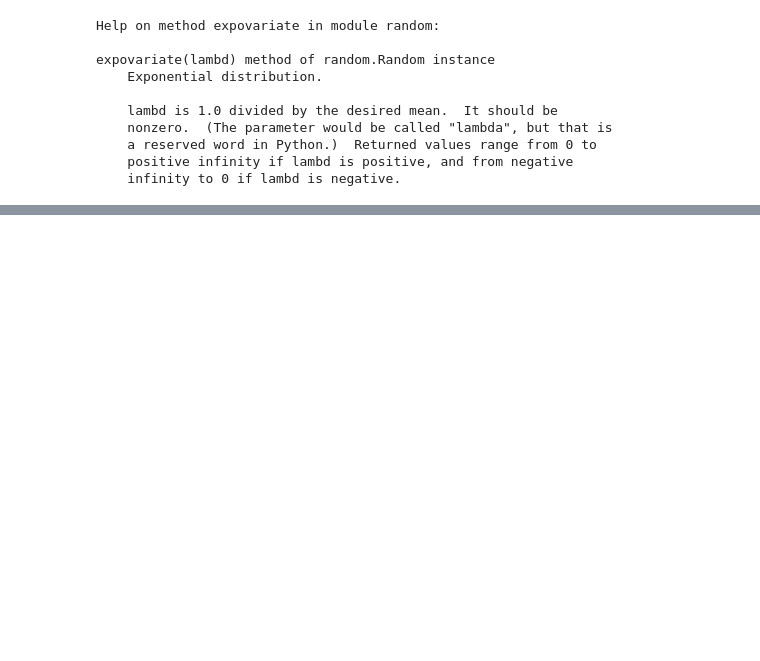
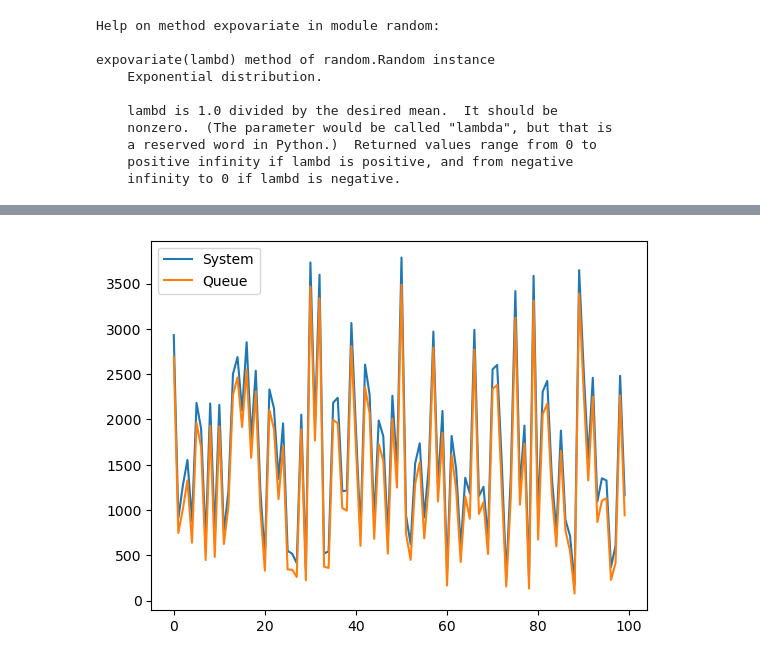
Before and after one commit to melsehna/8520proj1, a Jupyter notebook: model1.ipynb, the cells around one changed output, grey strips where cells are left out. Cells and saved outputs as stored; diff of their text form; code cells hidden in the pictures; blank space fills up the shorter version.

Commit message:
Created a replication loop and plotted results in model1.ipynb

```diff
--- a/model1.ipynb
+++ b/model1.ipynb
@@ -85,0 +118,99 @@ expovariate(lambd) method of random.Random instance
+# %%
+# import libraries
+import math
+import random
+import matplotlib.pyplot as plt
+
+def get_next_arrival_sub():
+        return random.expovariate(0.25)
+
+def get_next_dep_sub():
+        return random.expovariate(0.2)
+
+# Create and initialize list of 160 random arrival and departure times
+arrival_times = []
+departure_times = []
+
+# Create cumulative list of cumulative waiting times
+cumulative_time_sys = []
+cumulative_time_queue = []
+
+# Initialize time counter
+t = 0
+
+# Initialize replication counter (from 0-30, 0-100, and 0-1,000)
+replications = 1
+
+# Initialize next_arrival, next_dep, utilisation, and statistics
+next_arrival = 0
+next_dep = 0
+util = 0
+queue = 0
+waiting_time_queue = 0
+waiting_time_sys = 0
+
+while replications <= 100:
+        if t == 0:
+                next_arrival = get_next_arrival_sub()
+                arrival_times.append(next_arrival)
+                t += next_arrival
+                next_dep = float('inf')
+                util = 0
+                queue = 0
+        while t <= 160:
+                next_arrival = get_next_arrival_sub()
+                next_dep = get_next_dep_sub()
+
+                departure_times.append(next_dep)
+                arrival_times.append(next_arrival)
+
+                if next_arrival < next_dep:
+                        t += next_arrival
+                        if util == 0:
+                                util = 1
+                                next_arrival = get_next_arrival_sub()
+                        else:
+                                queue += 1
+                                waiting_time_queue += (queue * next_arrival)
+                                waiting_time_sys += next_arrival * (util + queue)
+                else:
+                        t += next_dep
+                        if queue >= 1:
+                                queue -= 1
+                                next_dep = get_next_dep_sub()
+                                waiting_time_queue
+                                waiting_time_queue += (queue * next_dep)
+                                waiting_time_sys += next_dep * (util + queue)
+
+                        else:
+                                util = 0
+                                next_dep = float('inf')
+        else:
+                cumulative_time_sys.append(waiting_time_sys)
+                cumulative_time_queue.append(waiting_time_queue)
+                t = 0
+                next_arrival = 0
+                next_dep = 0
+                util = 0
+                queue = 0
+                waiting_time_queue = 0
+                waiting_time_sys = 0
+                replications += 1
+
+# print(cumulative_time_sys, cumulative_time_queue)
+
+"""
+# Plot histograms of arrival and departure times to verify distribution
+plt.hist(arrival_times, label='Arrival Times')
+plt.hist(departure_times, label='Departure Times')
+plt.legend(['Arrival', 'Departure'])
+plt.show()
+"""
+
+# Plot cumulative waiting times across replications
+plt.plot(cumulative_time_sys, label='Cumulative Waiting Times in System')
+plt.plot(cumulative_time_queue, label='Cumulative Waiting Times in Queue')
+plt.legend(['System', 'Queue'])
+plt.show()
+# %% [output]
+[figure, added]
```
Also changed, not shown: parts of 5 cells of this notebook.
